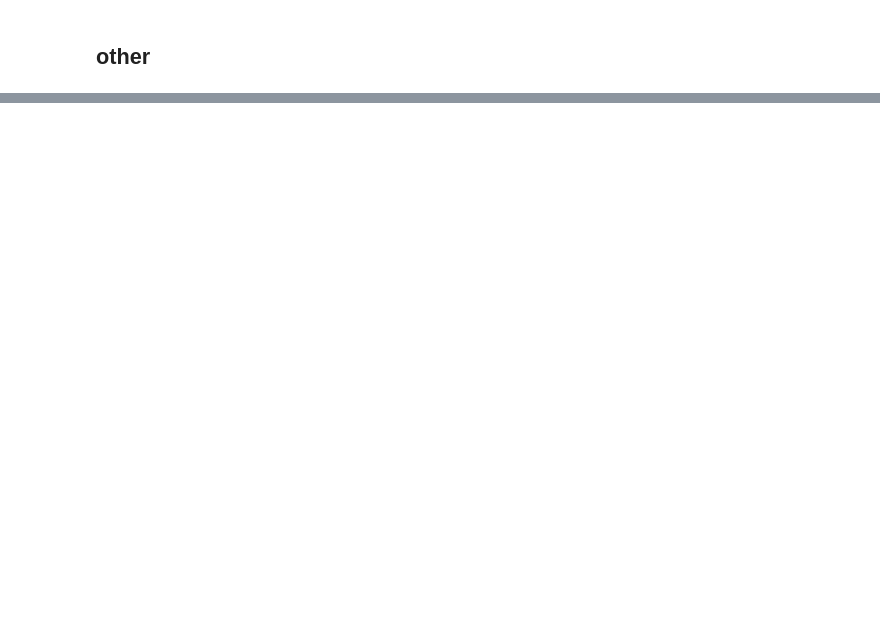
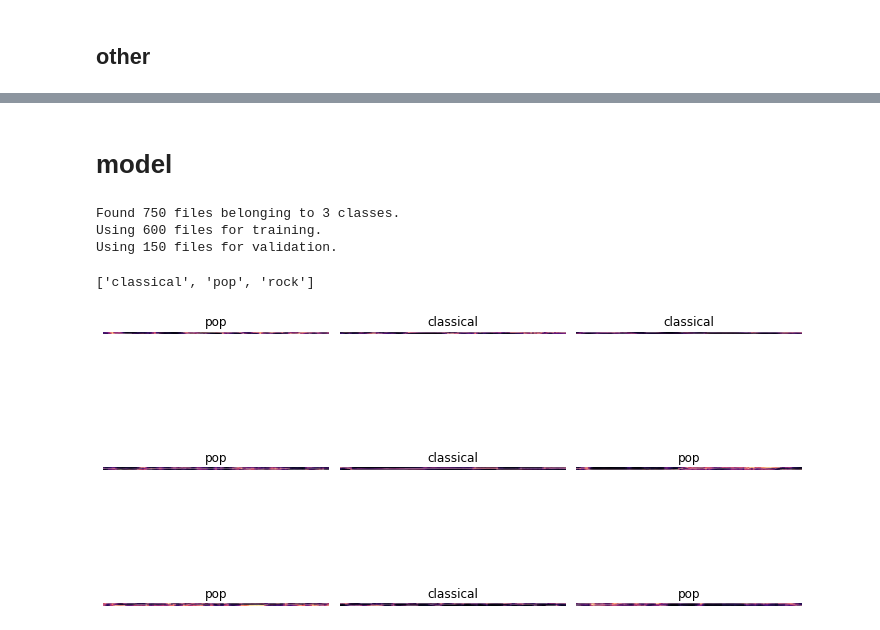
Before and after one commit to thewro11/cs364-genre-classification, a Jupyter notebook: v03_genre-classification.ipynb, the cells around one changed output, grey strips where cells are left out. Saved outputs shown, nothing was run; the diff lists cells and outputs as text; code cells hidden in the pictures; blank space fills up the shorter version.

```diff
--- a/v03_genre-classification.ipynb
+++ b/v03_genre-classification.ipynb
@@ -326,0 +195,3 @@ dict_keys(['blues', 'classical', 'country', 'electronic', 'easy listening', 'jaz
+# %%
+for i in df_data.main_genre.unique()[(df_data.groupby('main_genre').size()//250) == 1]:
+    print(list(map_class)[i])
@@ -350,0 +247,2 @@ df_genre.groupby("genre")[list_music_other].mean()
+# %% [markdown]
+# model
@@ -350,0 +257,32 @@ df_genre.groupby("genre")[list_music_other].mean()
+# %%
+img_height = 12
+img_width = 1080
+batch_size = 64
+# %%
+
+train_ds, val_ds = tf.keras.utils.image_dataset_from_directory(directory="E:\genre_classification_data\chroma_data",
+#                                                                 label_mode='categorical',
+                                                                validation_split=0.2,
+                                                                subset='both',
+                                                                image_size=(img_height, img_width),
+                                                                batch_size=batch_size,
+                                                                seed=1234)
+# %% [output]
+Found 750 files belonging to 3 classes.
+Using 600 files for training.
+Using 150 files for validation.
+# %%
+class_names = train_ds.class_names
+class_names
+# %% [output]
+['classical', 'pop', 'rock']
+# %%
+plt.figure(figsize=(10, 10))
+for images, labels in train_ds.take(1):
+    for i in range(9):
+        ax = plt.subplot(3, 3, i + 1)
+        plt.imshow(images[i].numpy().astype("uint8"))
+        plt.title(class_names[labels[i]])
+        plt.axis("off")
+# %% [output]
+[figure, added]
```
Also changed, not shown: parts of 62 cells of this notebook, 3 other files.
